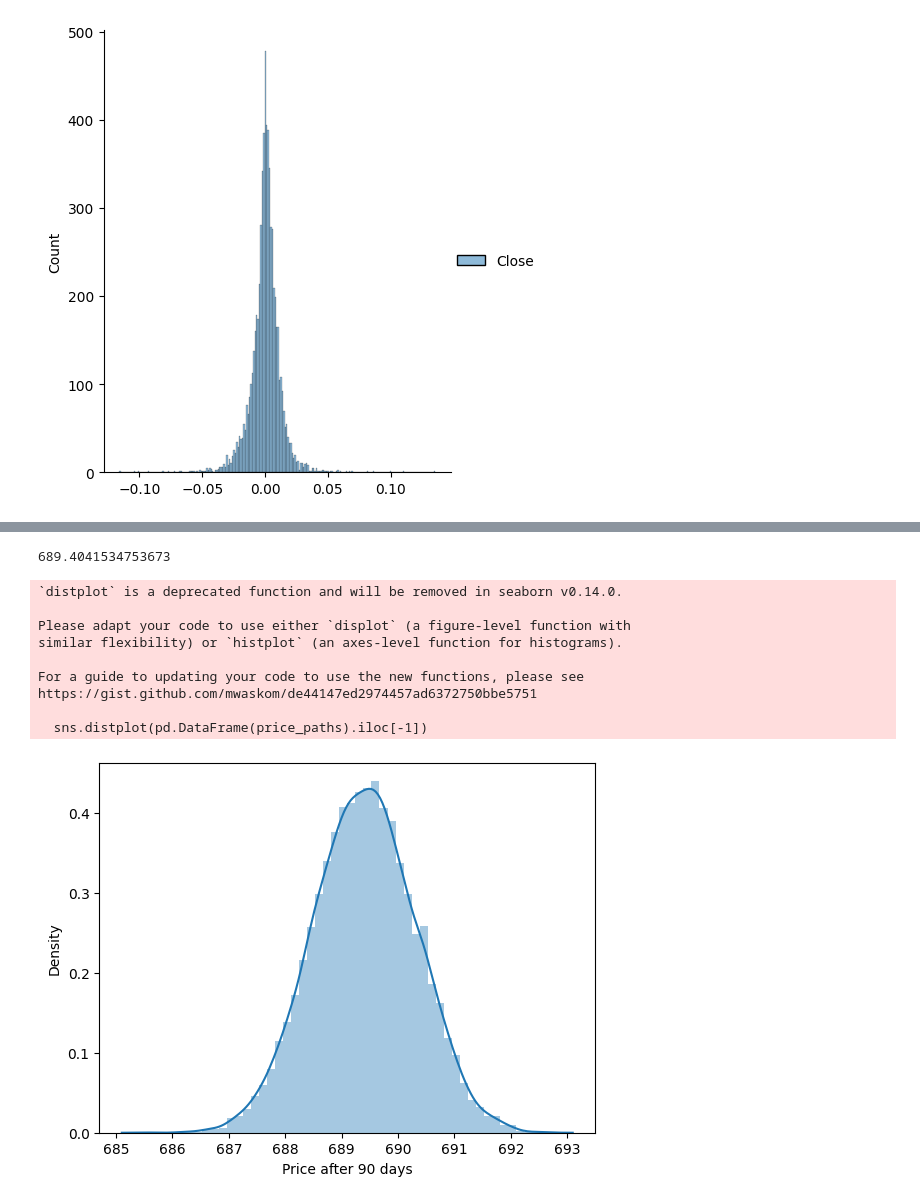
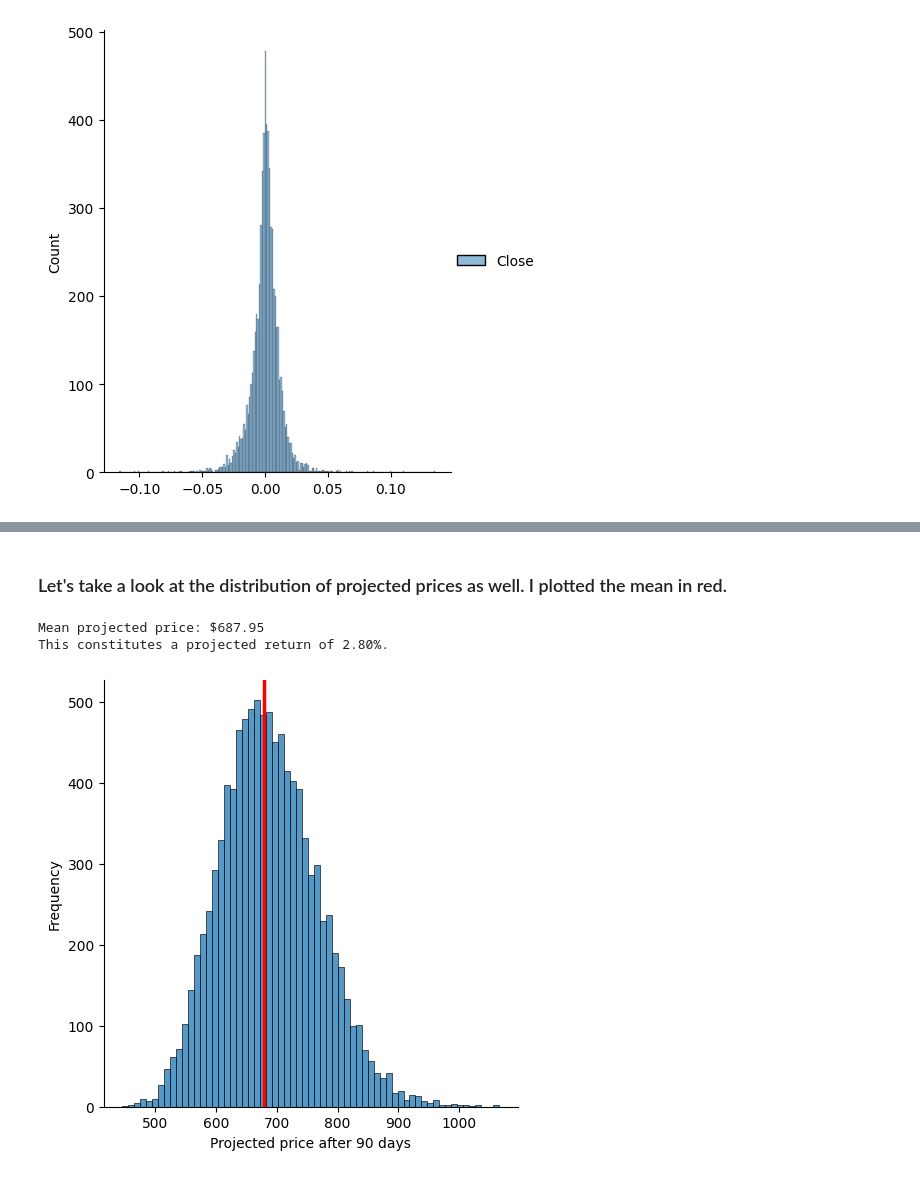
Before and after one commit to pasha112sergey/Monte-Carlo, a Jupyter notebook: optimization_comparison.ipynb, the cells around one changed output, grey strips where cells are left out. Drawn from its saved outputs; the diff is of its cells as text; code cells hidden in the pictures.

```diff
--- a/optimization_comparison.ipynb
+++ b/optimization_comparison.ipynb
@@ -133,6 +133,7 @@ from scipy.stats import norm
 # %%
 ticker = 'SPY'
 date_start = '2000-01-01'
+forecast_period = 90
 # %% [markdown]
 ### Download ticker data since specified date, and clean close prices
 # %%
@@ -177,7 +180,7 @@ dtype: float64
 # %%
-days = 90
-trials = 10000
-Z = norm.ppf(np.random.rand(days, trials))
-exponent = np.exp(drift + stdev * Z)
-print(exponent)
+stdev = returns.std()                                           # Get the standard deviation of the returns
+trials = 10000                                                  # Arbitrary number of trials, I set 10,000
+Z = norm.ppf(np.random.rand(forecast_period, trials))           # Get the normal random variables
+daily_returns = np.exp(drift.values + stdev.values * Z)         # Compute the e term as a matrix
+print(daily_returns)                                            # Print the matrix of trials
 # %% [output]
@@ -191,10 +196,11 @@ print(exponent)
 # %%
-price_paths = np.zeros_like(exponent)
-price_paths[0] = close_prices.iloc[-1]
+price_paths = np.zeros_like(daily_returns)      # Initialize a matrix of dimensions trials x forecast_period
+price_paths[0] = close_prices.iloc[-1]          # Initialize all trial's start prices to the latest closing price
+for t in range(1, forecast_period):                     # For each day in the forecast period
+    price_paths[t] = price_paths[t-1]*daily_returns[t]  # Run the monte carlo formula
 
-for t in range(1, days):
-    price_paths[t] = price_paths[t-1]*exponent[t]
+plt.figure(figsize=(15,6))                          # Plot the simulation
+plt.plot(pd.DataFrame(price_paths).iloc[:,0:10000])
 
-plt.figure(figsize=(15,6))
-plt.plot(pd.DataFrame(price_paths).iloc[:,0:10000])
+projected_price = np.mean(price_paths[-1])
 # %% [output]
@@ -219,16 +208,13 @@ plt.plot(pd.DataFrame(price_paths).iloc[:,0:10000])
+# %% [markdown]
+### Let's take a look at the distribution of projected prices as well. I plotted the mean in red.
 # %%
-sns.distplot(pd.DataFrame(price_paths).iloc[-1])
-plt.xlabel(f"Price after {days} days")
-print(np.mean(price_paths[-1]))
+sns.displot(pd.DataFrame(price_paths).iloc[-1])         # Plot the prices against their frequency
+plt.xlabel(f"Projected price after {forecast_period} days") # Add labels
+plt.ylabel("Frequency")                                     # Add labels
+plt.axvline(price_paths.mean(), color="red", label=projected_price, lw=2.5) # Add a mean line
+print(f"Mean projected price: ${projected_price:.2f}")                      # Print result!
+print(f"This constitutes a projected return of {100 * (projected_price / price_paths[0][0] - 1):.2f}%.")
 # %% [output]
-689.4041534753673
+Mean projected price: $687.95
+This constitutes a projected return of 2.80%.
-`distplot` is a deprecated function and will be removed in seaborn v0.14.0.
-
-Please adapt your code to use either `displot` (a figure-level function with
-similar flexibility) or `histplot` (an axes-level function for histograms).
-
-For a guide to updating your code to use the new functions, please see
-https://gist.github.com/mwaskom/de44147ed2974457ad6372750bbe5751
-
-  sns.distplot(pd.DataFrame(price_paths).iloc[-1])
-[figure, old version]
+[figure, new version]
```
Also changed, not shown: parts of 10 cells of this notebook.
